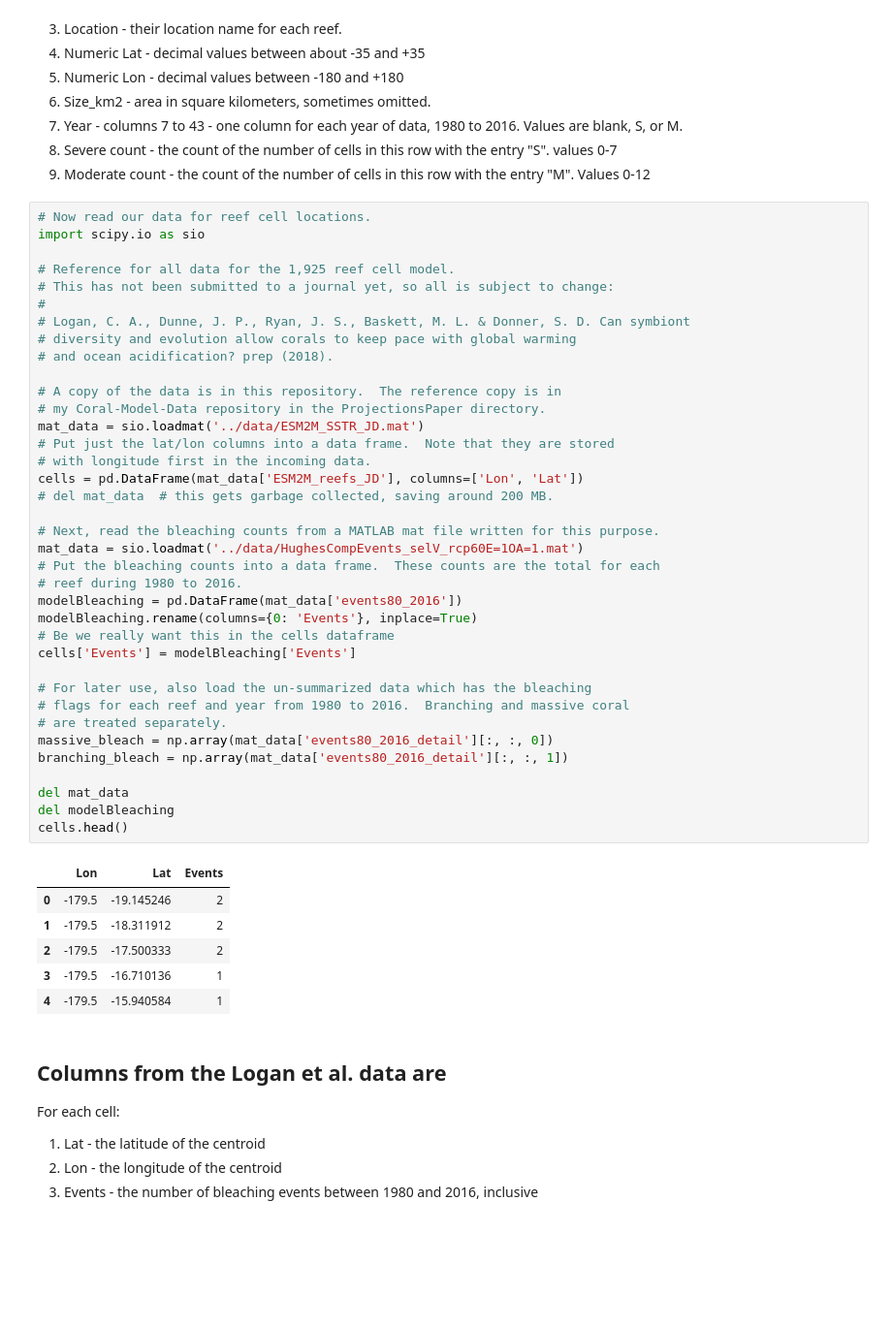
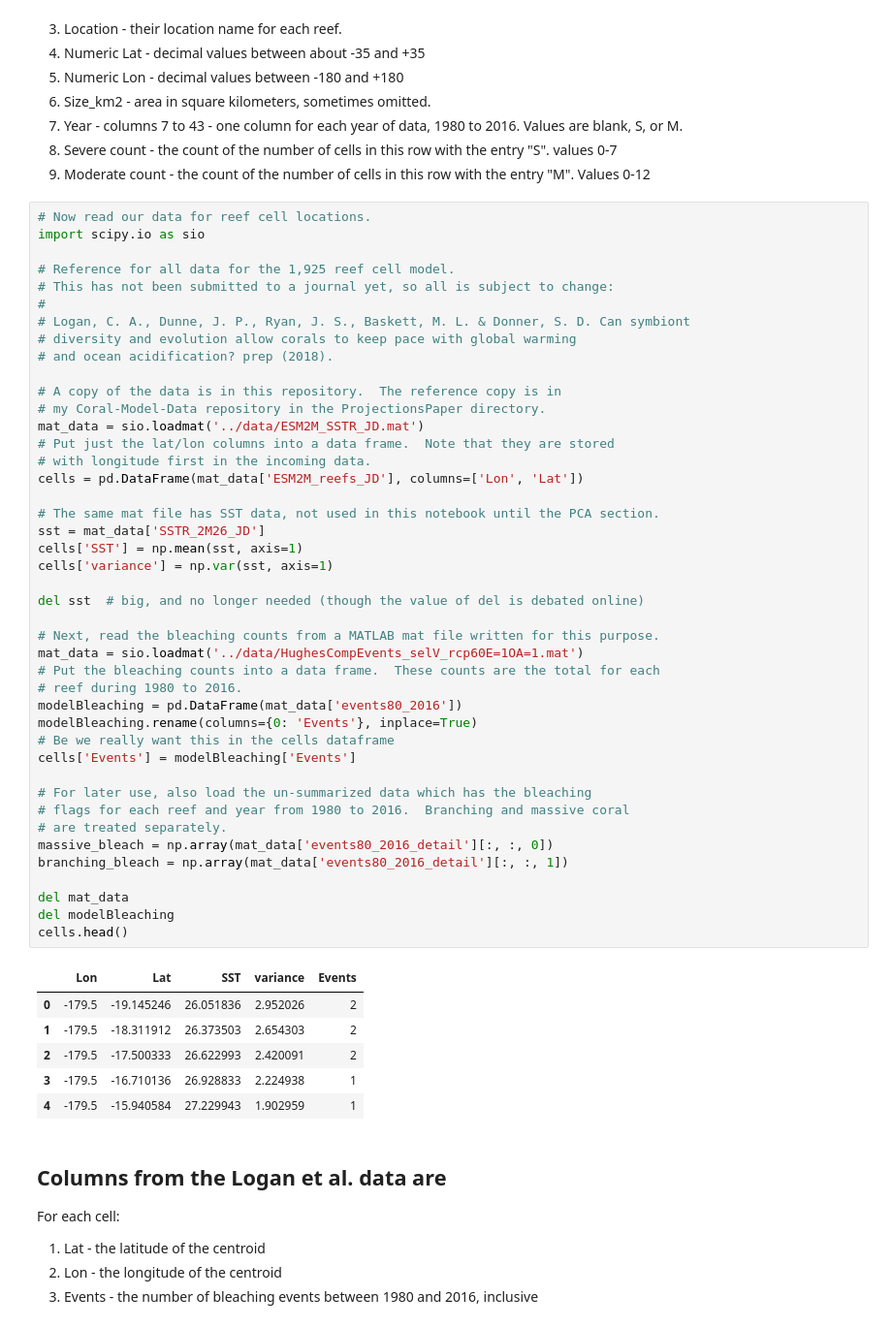
Before and after one commit to mlmldata2018/Coral-Bleaching-Project-MS263, a Jupyter notebook: src/Coral_Bleaching_Hughes_Logan_Comparison.ipynb, the cells around one changed output. Shown at 97% size. Saved outputs shown, nothing was run; the diff lists cells and outputs as text; blank space fills up the shorter version.

```diff
--- a/src/Coral_Bleaching_Hughes_Logan_Comparison.ipynb
+++ b/src/Coral_Bleaching_Hughes_Logan_Comparison.ipynb
@@ -57,40 +59,46 @@ import scipy.io as sio
 # Logan, C. A., Dunne, J. P., Ryan, J. S., Baskett, M. L. & Donner, S. D. Can symbiont
 # diversity and evolution allow corals to keep pace with global warming
 # and ocean acidification? prep (2018).
 
 # A copy of the data is in this repository.  The reference copy is in
 # my Coral-Model-Data repository in the ProjectionsPaper directory.
 mat_data = sio.loadmat('../data/ESM2M_SSTR_JD.mat')
 # Put just the lat/lon columns into a data frame.  Note that they are stored
 # with longitude first in the incoming data.
 cells = pd.DataFrame(mat_data['ESM2M_reefs_JD'], columns=['Lon', 'Lat'])
-# del mat_data  # this gets garbage collected, saving around 200 MB.
+
+# The same mat file has SST data, not used in this notebook until the PCA section.
+sst = mat_data['SSTR_2M26_JD']
+cells['SST'] = np.mean(sst, axis=1)
+cells['variance'] = np.var(sst, axis=1)
+
+del sst  # big, and no longer needed (though the value of del is debated online)
 
 # Next, read the bleaching counts from a MATLAB mat file written for this purpose.
 mat_data = sio.loadmat('../data/HughesCompEvents_selV_rcp60E=1OA=1.mat')
 # Put the bleaching counts into a data frame.  These counts are the total for each
 # reef during 1980 to 2016.
 modelBleaching = pd.DataFrame(mat_data['events80_2016'])
 modelBleaching.rename(columns={0: 'Events'}, inplace=True)
 # Be we really want this in the cells dataframe
 cells['Events'] = modelBleaching['Events']
 
 # For later use, also load the un-summarized data which has the bleaching
 # flags for each reef and year from 1980 to 2016.  Branching and massive coral
 # are treated separately.
 massive_bleach = np.array(mat_data['events80_2016_detail'][:, :, 0])
 branching_bleach = np.array(mat_data['events80_2016_detail'][:, :, 1])
 
 del mat_data
 del modelBleaching
 cells.head()
 # %% [output]
-|  | Lon | Lat | Events |
-| 0 | -179.5 | -19.145246 | 2 |
-| 1 | -179.5 | -18.311912 | 2 |
-| 2 | -179.5 | -17.500333 | 2 |
-| 3 | -179.5 | -16.710136 | 1 |
-| 4 | -179.5 | -15.940584 | 1 |
+|  | Lon | Lat | SST | variance | Events |
+| 0 | -179.5 | -19.145246 | 26.051836 | 2.952026 | 2 |
+| 1 | -179.5 | -18.311912 | 26.373503 | 2.654303 | 2 |
+| 2 | -179.5 | -17.500333 | 26.622993 | 2.420091 | 2 |
+| 3 | -179.5 | -16.710136 | 26.928833 | 2.224938 | 1 |
+| 4 | -179.5 | -15.940584 | 27.229943 | 1.902959 | 1 |
 # %% [markdown]
 <a id="LoganData"></a>
 ## Columns from the Logan et al. data are
```
Also changed, not shown: parts of 21 cells of this notebook, 4 other files.
